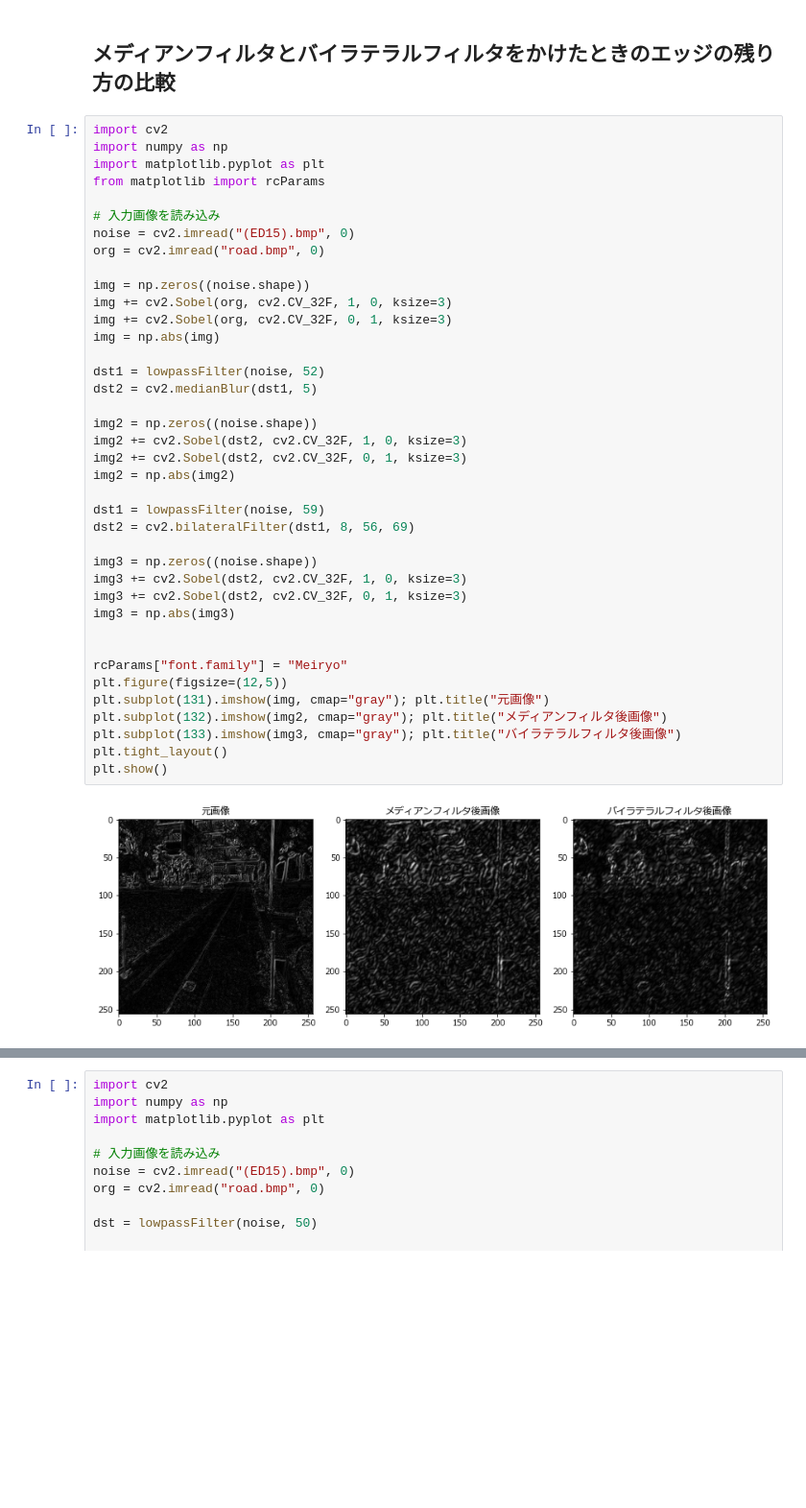
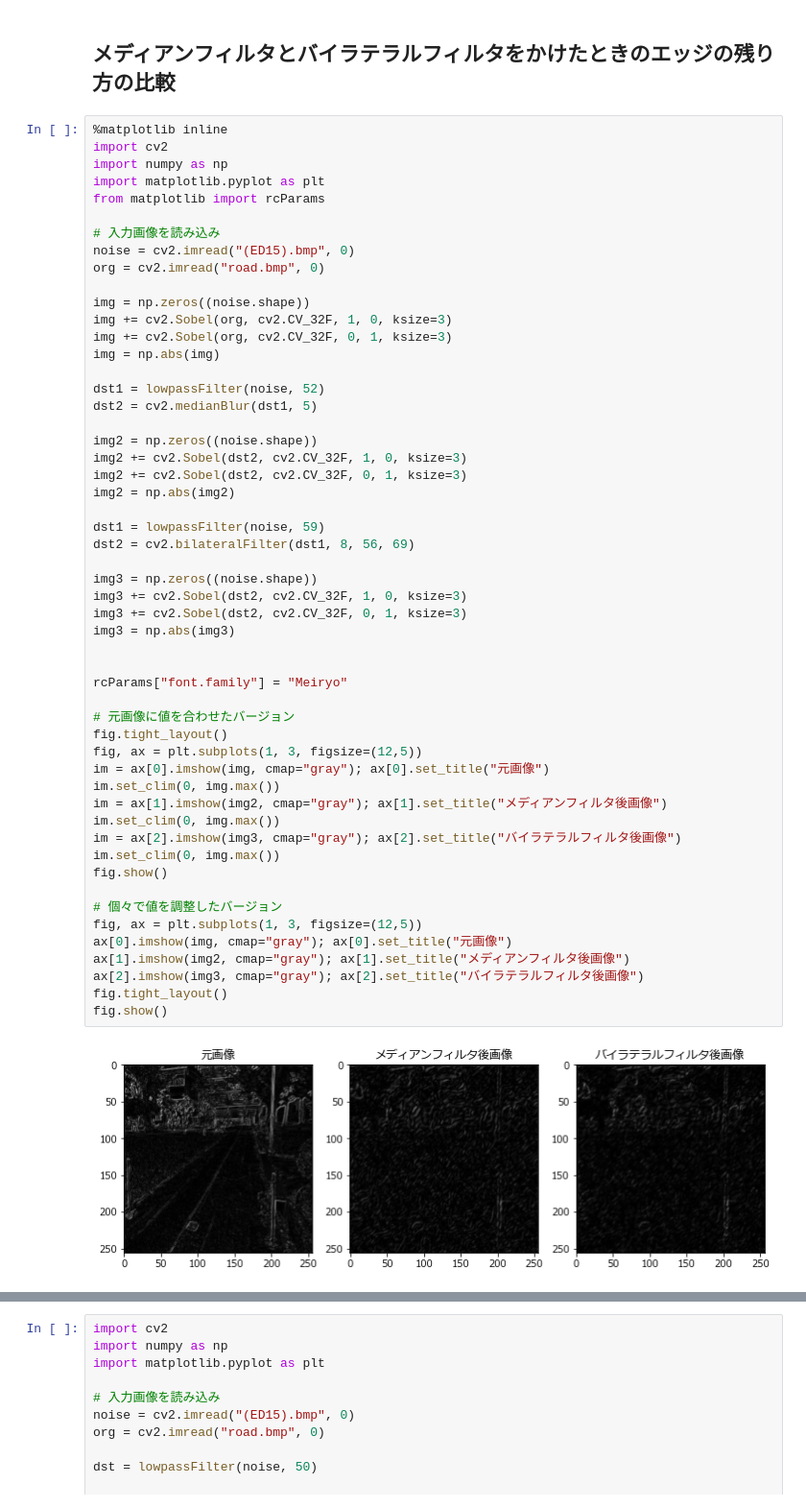
Before and after one commit to hal1127/engineering_design_ryukyu, a Jupyter notebook: prod/adv.ipynb, the cells around one changed output, grey strips where cells are left out. Shown at 96% size. Cells and saved outputs as stored; diff of their text form; blank space fills up the shorter version.

```diff
--- a/prod/adv.ipynb
+++ b/prod/adv.ipynb
@@ -138,43 +138,57 @@ plt.show()
 # %% [markdown]
 ## メディアンフィルタとバイラテラルフィルタをかけたときのエッジの残り方の比較
 # %%
+%matplotlib inline
 import cv2
 import numpy as np
 import matplotlib.pyplot as plt
 from matplotlib import rcParams
 
 # 入力画像を読み込み
 noise = cv2.imread("(ED15).bmp", 0)
 org = cv2.imread("road.bmp", 0)
 
 img = np.zeros((noise.shape))
 img += cv2.Sobel(org, cv2.CV_32F, 1, 0, ksize=3)
 img += cv2.Sobel(org, cv2.CV_32F, 0, 1, ksize=3)
 img = np.abs(img)
 
 dst1 = lowpassFilter(noise, 52)
 dst2 = cv2.medianBlur(dst1, 5)
 
 img2 = np.zeros((noise.shape))
 img2 += cv2.Sobel(dst2, cv2.CV_32F, 1, 0, ksize=3)
 img2 += cv2.Sobel(dst2, cv2.CV_32F, 0, 1, ksize=3)
 img2 = np.abs(img2)
 
 dst1 = lowpassFilter(noise, 59)
 dst2 = cv2.bilateralFilter(dst1, 8, 56, 69)
 
 img3 = np.zeros((noise.shape))
 img3 += cv2.Sobel(dst2, cv2.CV_32F, 1, 0, ksize=3)
 img3 += cv2.Sobel(dst2, cv2.CV_32F, 0, 1, ksize=3)
 img3 = np.abs(img3)
 
 
 rcParams["font.family"] = "Meiryo"
-plt.figure(figsize=(12,5))
-plt.subplot(131).imshow(img, cmap="gray"); plt.title("元画像")
-plt.subplot(132).imshow(img2, cmap="gray"); plt.title("メディアンフィルタ後画像")
-plt.subplot(133).imshow(img3, cmap="gray"); plt.title("バイラテラルフィルタ後画像")
-plt.tight_layout()
-plt.show()
+
+# 元画像に値を合わせたバージョン
+fig.tight_layout()
+fig, ax = plt.subplots(1, 3, figsize=(12,5))
+im = ax[0].imshow(img, cmap="gray"); ax[0].set_title("元画像")
+im.set_clim(0, img.max())
+im = ax[1].imshow(img2, cmap="gray"); ax[1].set_title("メディアンフィルタ後画像")
+im.set_clim(0, img.max())
+im = ax[2].imshow(img3, cmap="gray"); ax[2].set_title("バイラテラルフィルタ後画像")
+im.set_clim(0, img.max())
+fig.show()
+
+# 個々で値を調整したバージョン
+fig, ax = plt.subplots(1, 3, figsize=(12,5))
+ax[0].imshow(img, cmap="gray"); ax[0].set_title("元画像")
+ax[1].imshow(img2, cmap="gray"); ax[1].set_title("メディアンフィルタ後画像")
+ax[2].imshow(img3, cmap="gray"); ax[2].set_title("バイラテラルフィルタ後画像")
+fig.tight_layout()
+fig.show()
 # %% [output]
-[figure, old version]
+[figure, new version]
```
Also changed, not shown: parts of 1 cell of this notebook.
